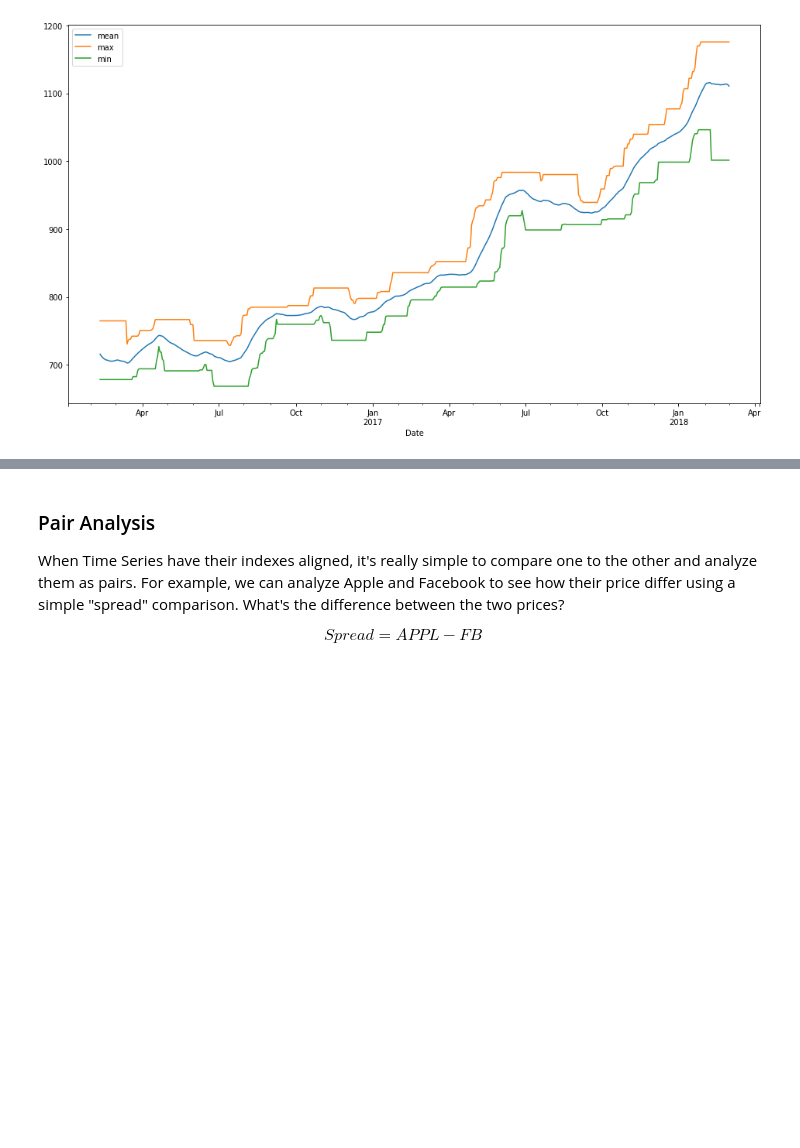
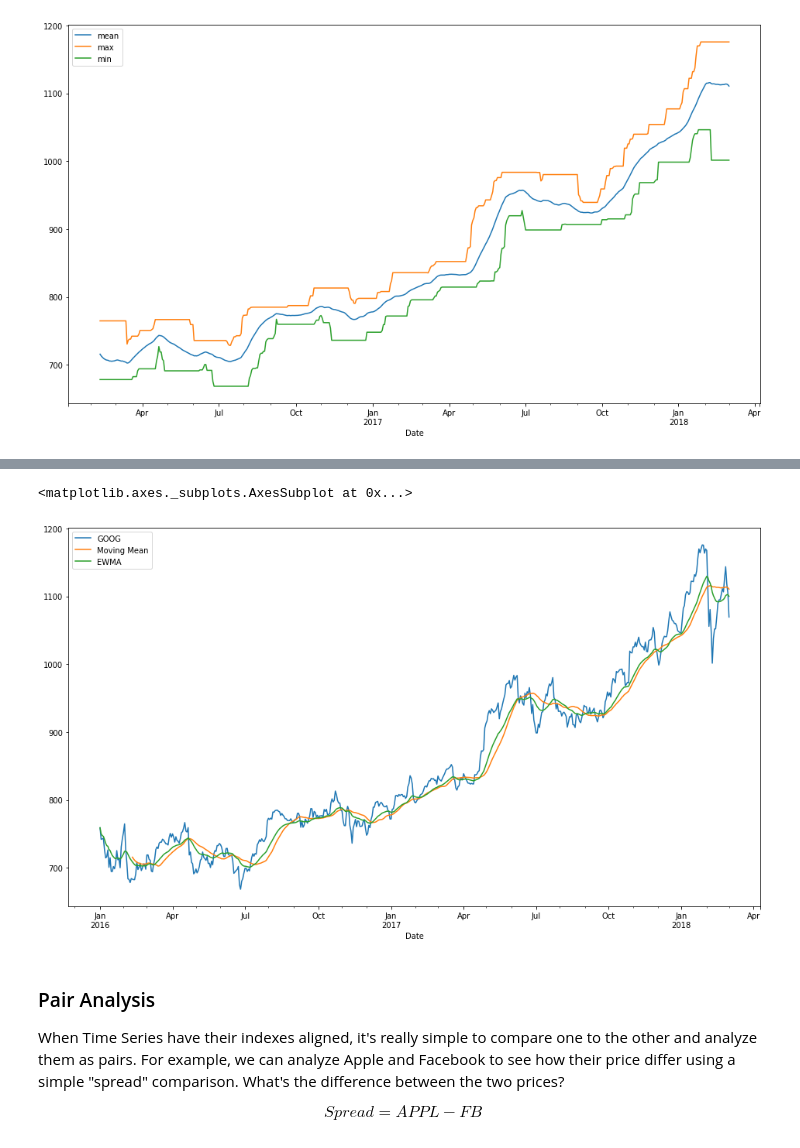
Before and after one commit to F0R6E/ds-class-6-advanced-timeseries, a Jupyter notebook: 4. Moving Windows and Financial Data.ipynb, the cells around one changed output, grey strips where cells are left out. Saved outputs shown, nothing was run; the diff lists cells and outputs as text; code cells hidden in the pictures; blank space fills up the shorter version.

```diff
--- a/4. Moving Windows and Financial Data.ipynb
+++ b/4. Moving Windows and Financial Data.ipynb
@@ -184,3 +212,10 @@ grouped.agg(['mean', 'max', 'min']).plot(figsize=(16, 9))
+# %%
+google['EWMA'] = google['GOOG'].ewm(span=26).mean()
+# %%
+google[['GOOG', 'Moving Mean', 'EWMA']].plot(figsize=(16, 9))
+# %% [output]
+<matplotlib.axes._subplots.AxesSubplot at 0x...>
+[figure, added]
 # %% [markdown]
 ### Pair Analysis
 
```
Also changed, not shown: parts of 3 cells of this notebook, 1 other file.
